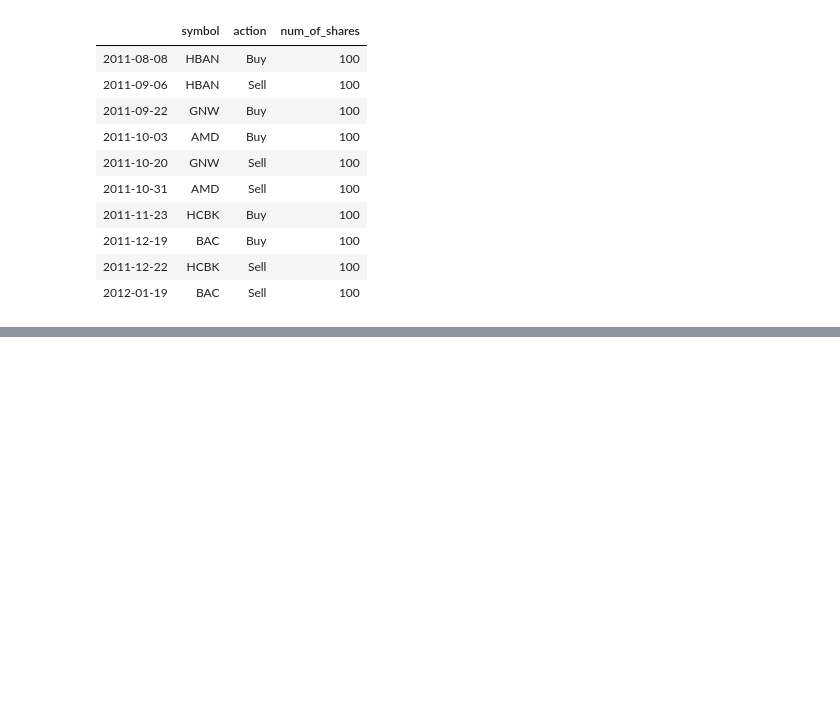
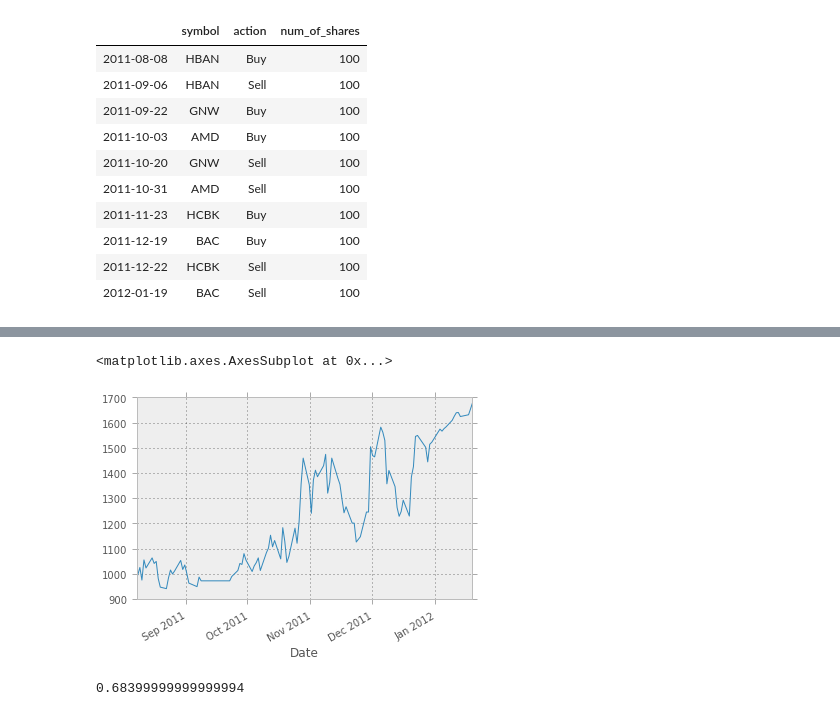
Before and after one commit to danielfrg/PythonFinance, a Jupyter notebook: examples/Combining/Events and Simulator.ipynb, the cells around one changed output, grey strips where cells are left out. Drawn from its saved outputs; the diff is of its cells as text; code cells hidden in the pictures; blank space fills up the shorter version.

```diff
--- a/examples/Combining/Events and Simulator.ipynb
+++ b/examples/Combining/Events and Simulator.ipynb
@@ -68,0 +94,9 @@ sim.portfolio.plot()
+# %%
+sim.portfolio.plot()
+# %% [output]
+<matplotlib.axes.AxesSubplot at 0x...>
+[figure, added]
+# %%
+Calculator.ret(sim.portfolio)
+# %% [output]
+0.68399999999999994
```
Also changed, not shown: parts of 11 cells of this notebook, 1 other file.
